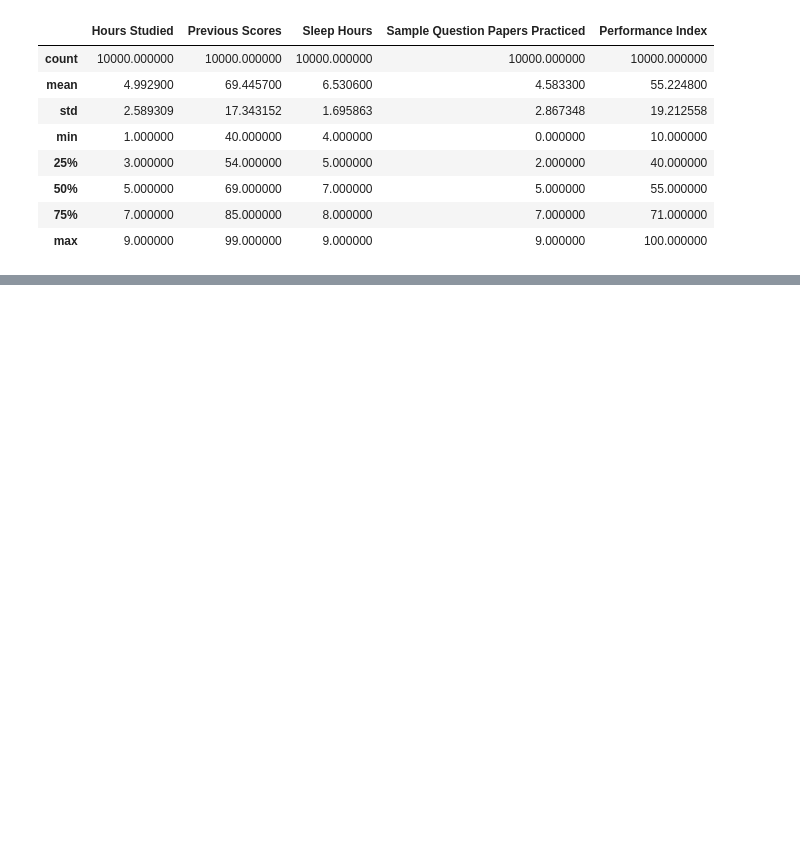
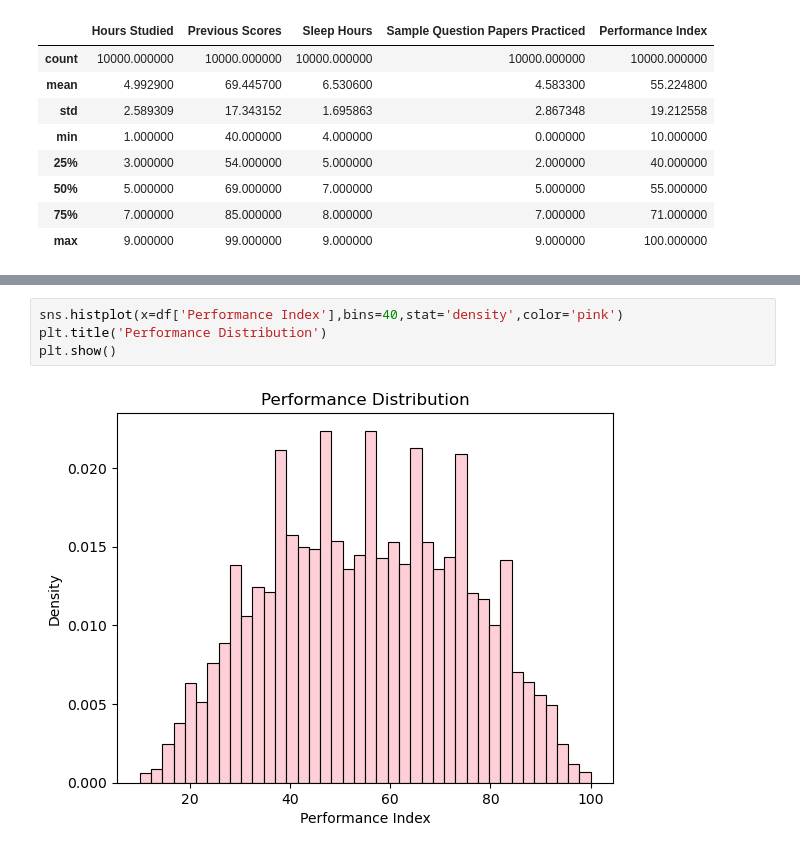
Before and after one commit to cathym20/Student-Performance, a Jupyter notebook: performance_regression.ipynb, the cells around one changed output, grey strips where cells are left out. Drawn from its saved outputs; the diff is of its cells as text; blank space fills up the shorter version.

```diff
--- a/performance_regression.ipynb
+++ b/performance_regression.ipynb
@@ -55,0 +94,6 @@ df.describe()
+# %%
+sns.histplot(x=df['Performance Index'],bins=40,stat='density',color='pink')
+plt.title('Performance Distribution')
+plt.show()
+# %% [output]
+[figure, added]
```
Also changed, not shown: parts of 5 cells of this notebook.
